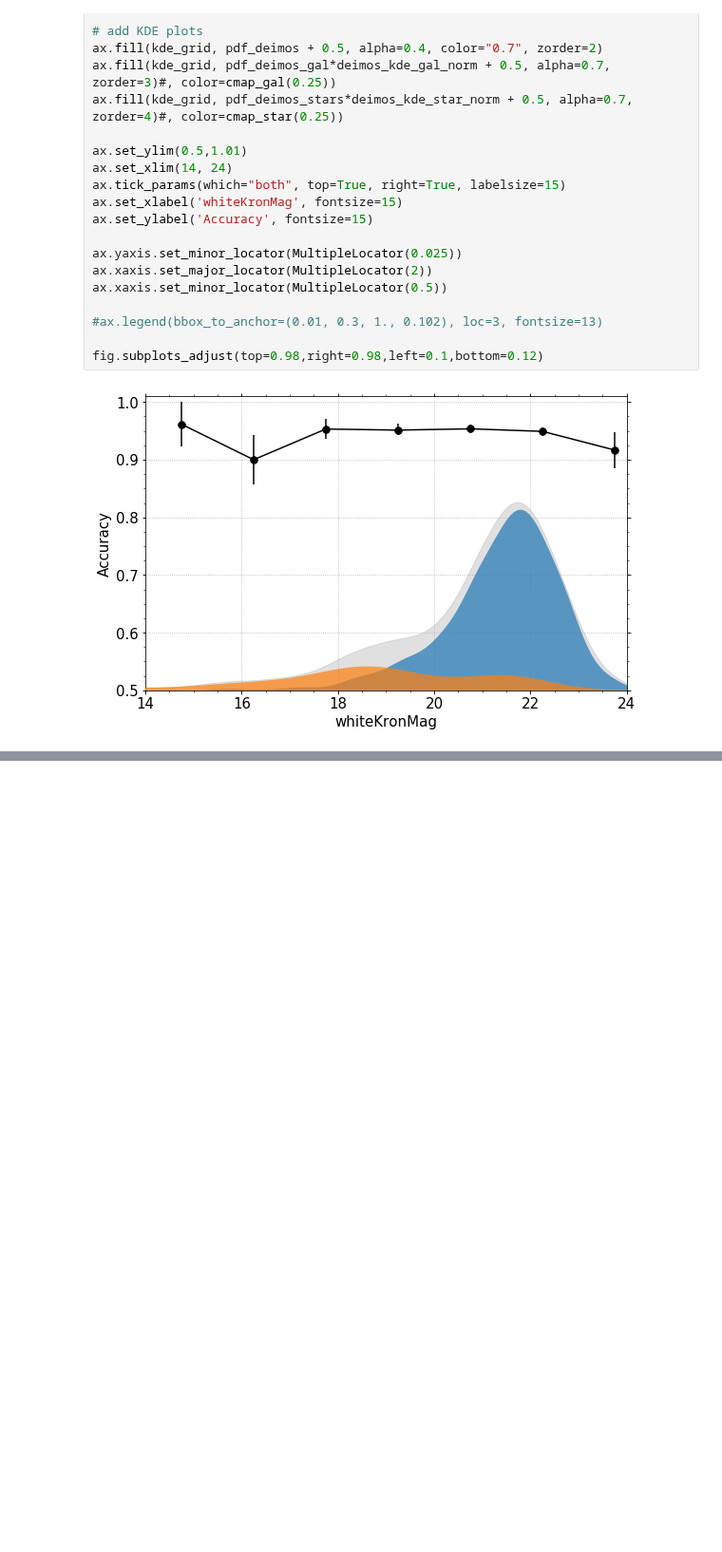
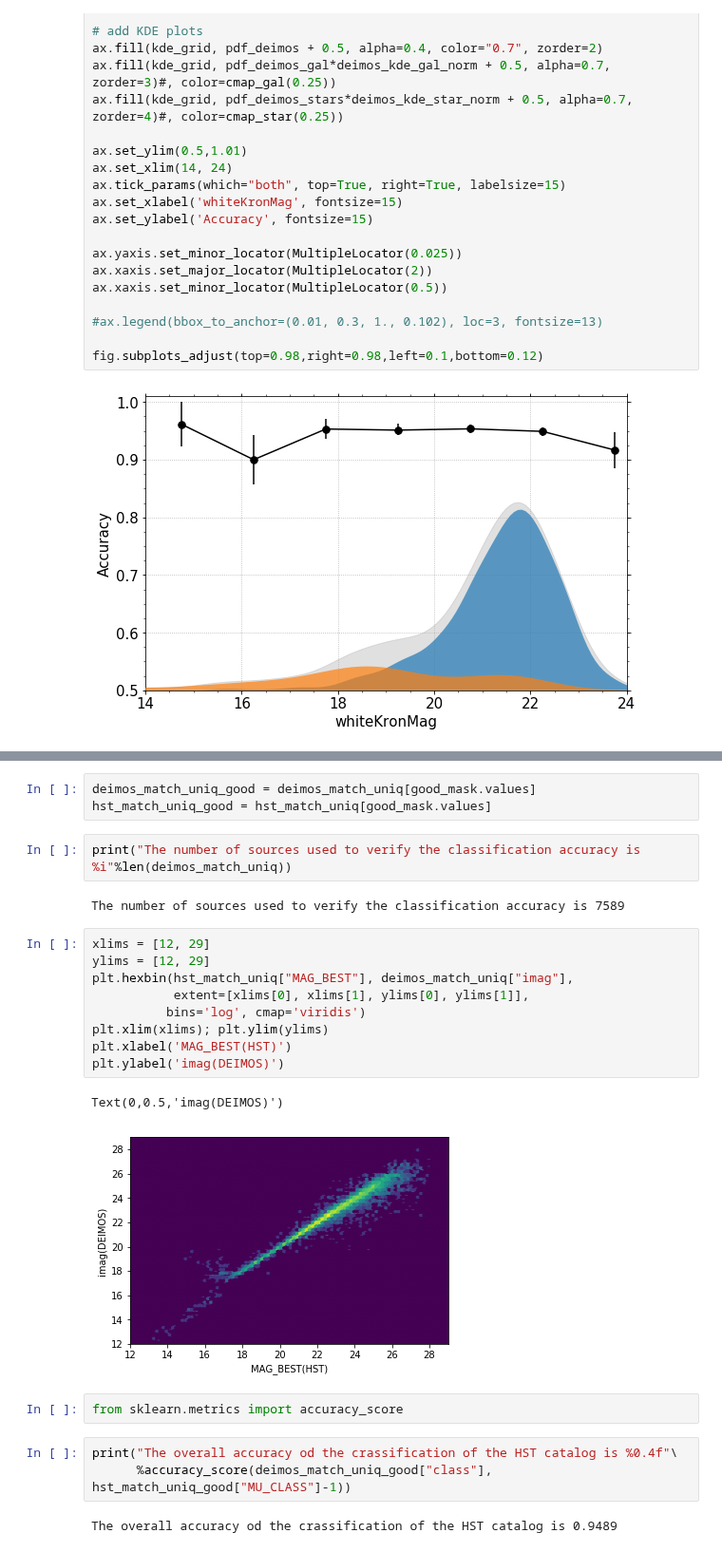
Before and after one commit to adamamiller/PS1_star_galaxy, a Jupyter notebook: PS1casjobs/DEIMOS_COSMOS.ipynb, the cells around one changed output, grey strips where cells are left out. Shown at 95% size. Cells and saved outputs as stored; diff of their text form; blank space fills up the shorter version.

```diff
--- a/PS1casjobs/DEIMOS_COSMOS.ipynb
+++ b/PS1casjobs/DEIMOS_COSMOS.ipynb
@@ -229,0 +297,26 @@ fig.subplots_adjust(top=0.98,right=0.98,left=0.1,bottom=0.12)
+# %%
+deimos_match_uniq_good = deimos_match_uniq[good_mask.values]
+hst_match_uniq_good = hst_match_uniq[good_mask.values]
+# %%
+print("The number of sources used to verify the classification accuracy is %i"%len(deimos_match_uniq))
+# %% [output]
+The number of sources used to verify the classification accuracy is 7589
+# %%
+xlims = [12, 29]
+ylims = [12, 29]
+plt.hexbin(hst_match_uniq["MAG_BEST"], deimos_match_uniq["imag"],
+           extent=[xlims[0], xlims[1], ylims[0], ylims[1]],
+          bins='log', cmap='viridis')
+plt.xlim(xlims); plt.ylim(ylims)
+plt.xlabel('MAG_BEST(HST)')
+plt.ylabel('imag(DEIMOS)')
+# %% [output]
+Text(0,0.5,'imag(DEIMOS)')
+[figure, added]
+# %%
+from sklearn.metrics import accuracy_score
+# %%
+print("The overall accuracy od the crassification of the HST catalog is %0.4f"\
+      %accuracy_score(deimos_match_uniq_good["class"], hst_match_uniq_good["MU_CLASS"]-1))
+# %% [output]
+The overall accuracy od the crassification of the HST catalog is 0.9489
```
Also changed, not shown: parts of 26 cells of this notebook.
